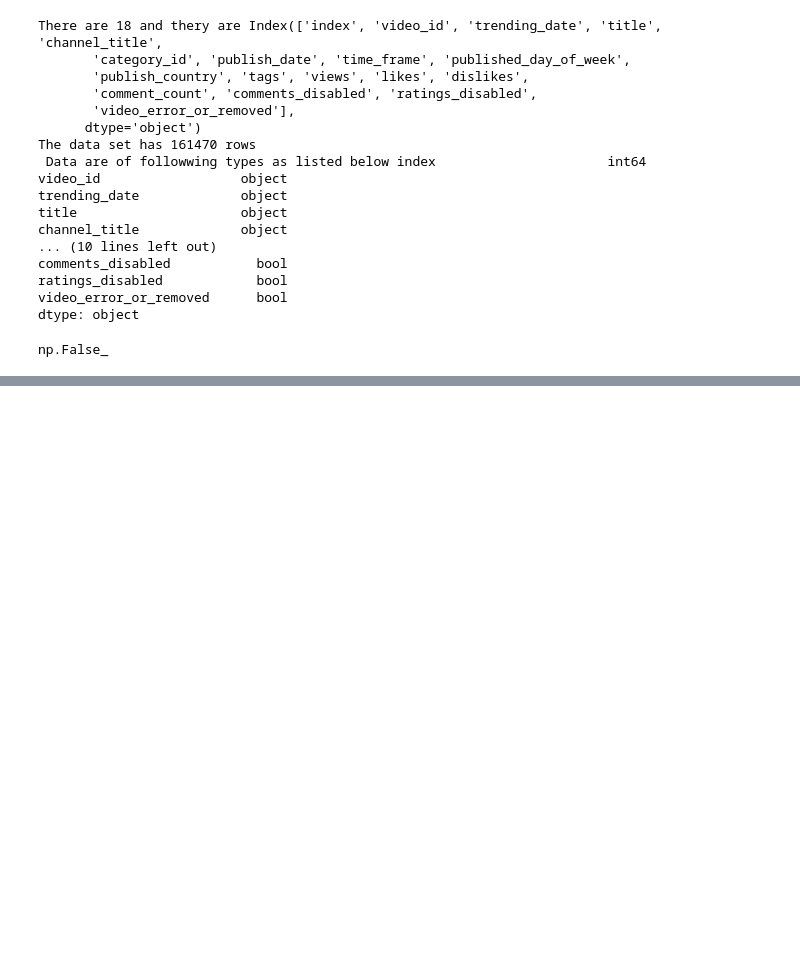
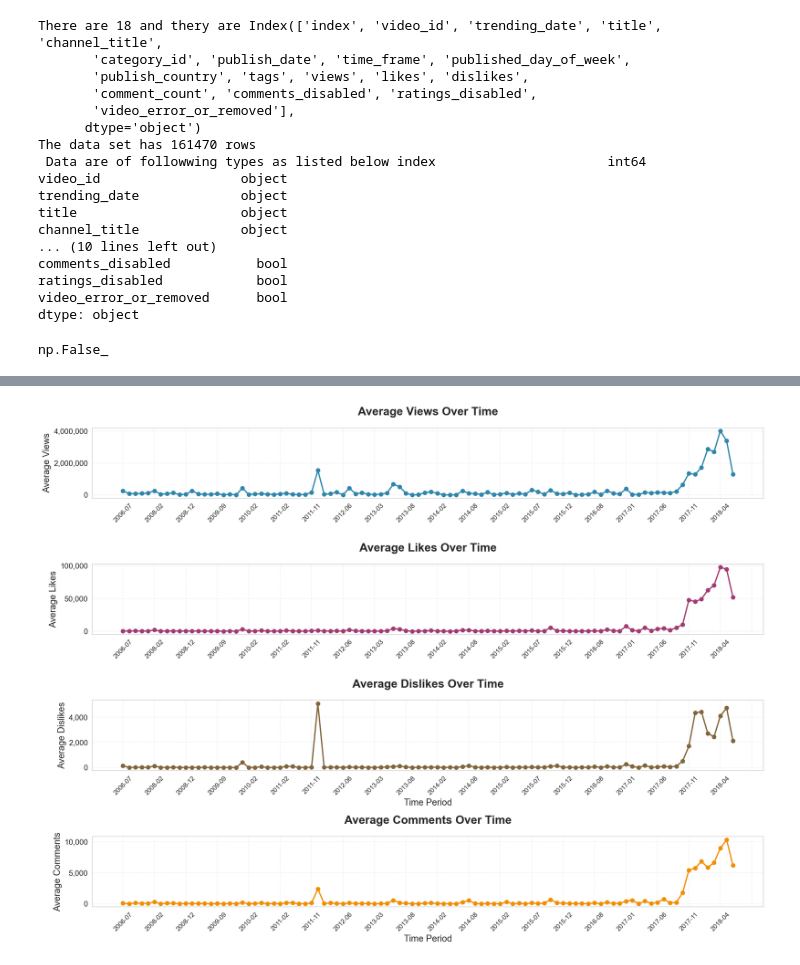
Before and after one commit to Aadarsh524/video-engagement-predictor, a Jupyter notebook: notebooks/01_eda.ipynb, the cells around one changed output, grey strips where cells are left out. Drawn from its saved outputs; the diff is of its cells as text; code cells hidden in the pictures; blank space fills up the shorter version.

Commit message:
Time Series and Relational Analysis on Key Metrices

```diff
--- a/notebooks/01_eda.ipynb
+++ b/notebooks/01_eda.ipynb
@@ -138,0 +166,91 @@ plt.show()
+# %%
+# Time Series Analysis
+# We doing monthly analysis on views count likes
+
+df['video_publish_data'] = pd.to_datetime(df['publish_date'])
+df['year_month'] = df['video_publish_data'].dt.to_period('M')
+
+# we See Monthly insights
+
+monthly_stats = df.groupby('year_month').aggregate({
+        'views': "mean",
+        'likes': 'mean',
+        'dislikes': 'mean',
+        'comment_count': 'mean'
+    }).reset_index()
+
+
+monthly_stats['year_month'] = monthly_stats['year_month'].astype(str)
+
+
+sns.set_style("whitegrid")
+plt.rcParams.update({
+    'font.size': 12,
+    'axes.titlesize': 18,
+    'axes.labelsize': 14,
+    'figure.dpi': 150
+})
+
+# Create figure with larger size
+fig, axes = plt.subplots(4, 1, figsize=(16, 12), dpi=150)
+
+# Plot 1: Views
+axes[0].plot(monthly_stats['year_month'], monthly_stats['views'],
+             marker='o', markersize=6, linewidth=2, color='#2E86AB')
+axes[0].set_title('Average Views Over Time', fontsize=18, fontweight='bold', pad=20)
+axes[0].set_ylabel('Average Views', fontsize=14)
+axes[0].grid(True, alpha=0.3, linestyle='--')
+axes[0].tick_params(axis='x', rotation=45, labelsize=10)
+axes[0].tick_params(axis='y', labelsize=12)
+
+# Format y-axis with commas
+axes[0].yaxis.set_major_formatter(plt.FuncFormatter(lambda x, p: f'{int(x):,}'))
+
+# Show fewer x-axis labels
+axes[0].xaxis.set_major_locator(plt.MaxNLocator(25))
+
+# Plot 2: Likes
+axes[1].plot(monthly_stats['year_month'], monthly_stats['likes'],
+             marker='o', markersize=6, linewidth=2, color='#A23B72')
+axes[1].set_title('Average Likes Over Time', fontsize=18, fontweight='bold', pad=20)
+axes[1].set_ylabel('Average Likes', fontsize=14)
+axes[1].grid(True, alpha=0.3, linestyle='--')
+axes[1].tick_params(axis='x', rotation=45, labelsize=10)
+axes[1].tick_params(axis='y', labelsize=12)
+
+axes[1].yaxis.set_major_formatter(plt.FuncFormatter(lambda x, p: f'{int(x):,}'))
+axes[1].xaxis.set_major_locator(plt.MaxNLocator(25))
+
+# Plot 3: dislikes
+axes[2].plot(monthly_stats['year_month'], monthly_stats['dislikes'],
+             marker='o', markersize=6, linewidth=2, color="#80653D")
+axes[2].set_title('Average Dislikes Over Time', fontsize=18, fontweight='bold', pad=20)
+axes[2].set_ylabel('Average Dislikes', fontsize=14)
+axes[2].set_xlabel('Time Period', fontsize=14)
+axes[2].grid(True, alpha=0.3, linestyle='--')
+axes[2].tick_params(axis='x', rotation=45, labelsize=10)
+axes[2].tick_params(axis='y', labelsize=12)
+
+axes[2].yaxis.set_major_formatter(plt.FuncFormatter(lambda x, p: f'{int(x):,}'))
+axes[2].xaxis.set_major_locator(plt.MaxNLocator(25))
+
+
+# Plot 3: Comments
+axes[3].plot(monthly_stats['year_month'], monthly_stats['comment_count'],
+             marker='o', markersize=6, linewidth=2, color='#F18F01')
+axes[3].set_title('Average Comments Over Time', fontsize=18, fontweight='bold', pad=20)
+axes[3].set_ylabel('Average Comments', fontsize=14)
+axes[3].set_xlabel('Time Period', fontsize=14)
+axes[3].grid(True, alpha=0.3, linestyle='--')
+axes[3].tick_params(axis='x', rotation=45, labelsize=10)
+axes[3].tick_params(axis='y', labelsize=12)
+
+axes[3].yaxis.set_major_formatter(plt.FuncFormatter(lambda x, p: f'{int(x):,}'))
+axes[3].xaxis.set_major_locator(plt.MaxNLocator(25))
+# Adjust spacing
+plt.tight_layout()
+
+
+plt.show()
+# %% [output]
+[figure, added]
```
Also changed, not shown: parts of 5 cells of this notebook.
